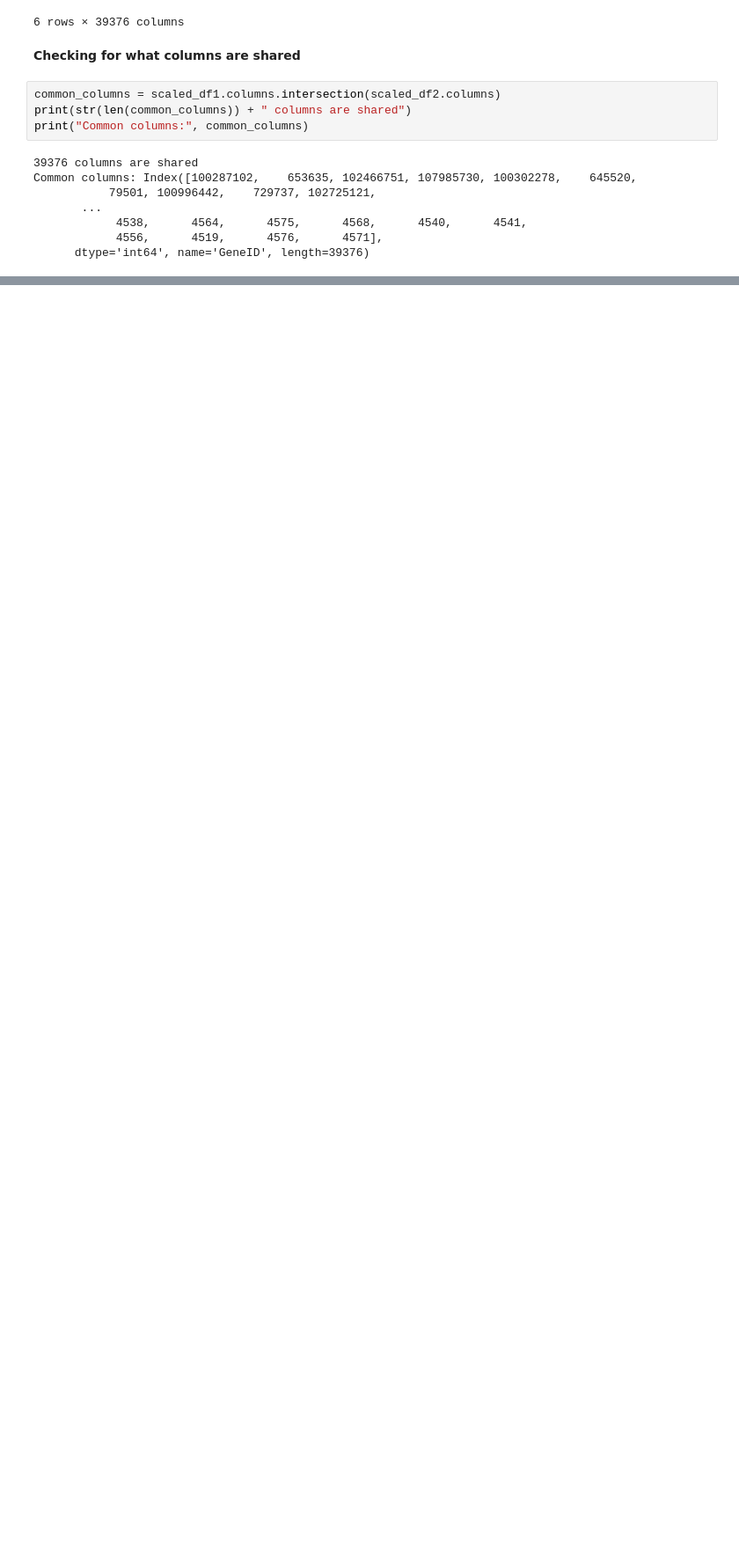
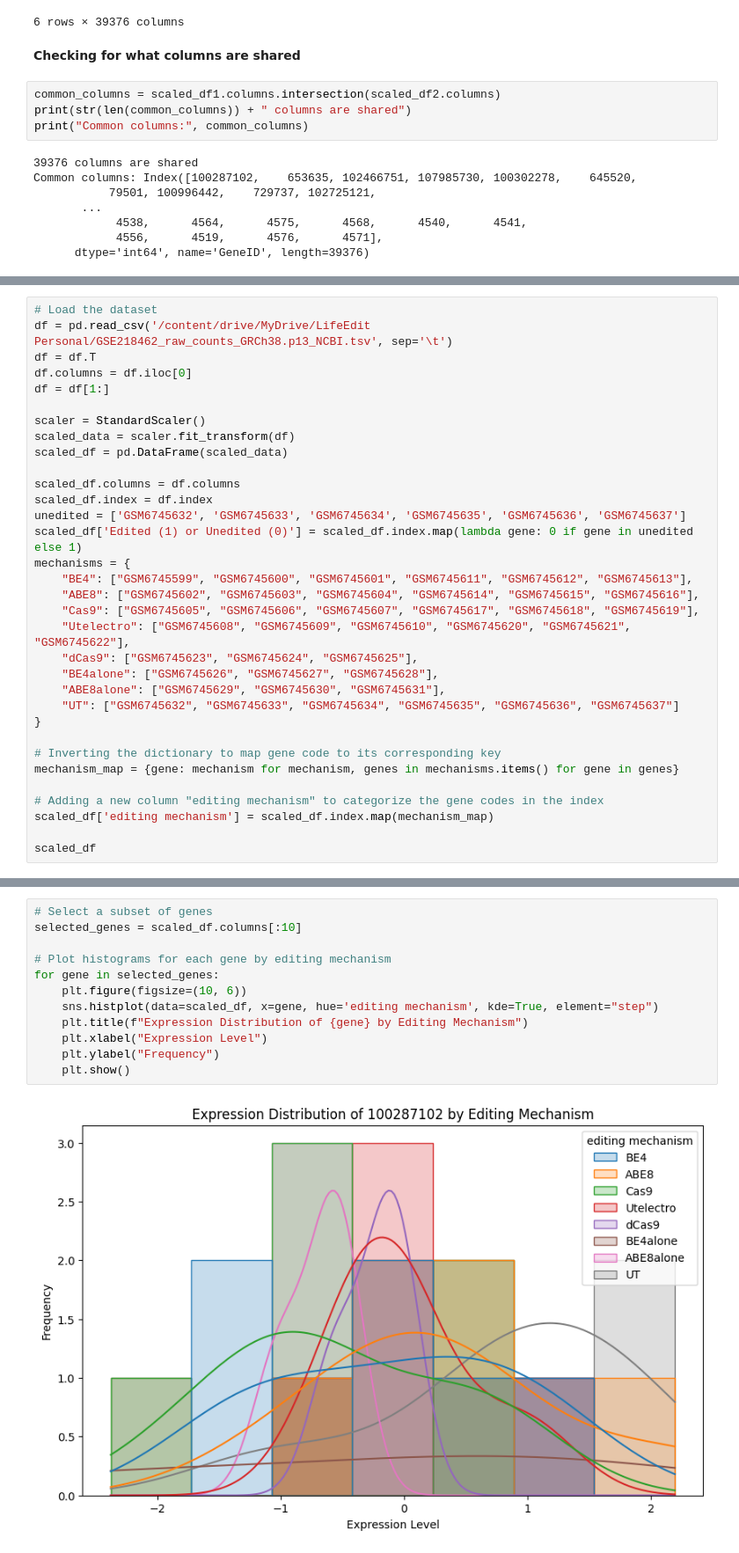
Before and after one commit to zoraizmohammad/LifeEdit, a Jupyter notebook: LifeEdit_EDA_MZ.ipynb, the cells around one changed output, grey strips where cells are left out. Shown at 88% size. Cells and saved outputs as stored; diff of their text form; blank space fills up the shorter version.

```diff
--- a/LifeEdit_EDA_MZ.ipynb
+++ b/LifeEdit_EDA_MZ.ipynb
@@ -317,0 +249,33 @@ print("p-Value:", anova_results.pvalue)
+# %%
+# Load the dataset
+df = pd.read_csv('/content/drive/MyDrive/LifeEdit Personal/GSE218462_raw_counts_GRCh38.p13_NCBI.tsv', sep='\t')
+df = df.T
+df.columns = df.iloc[0]
+df = df[1:]
+
+scaler = StandardScaler()
+scaled_data = scaler.fit_transform(df)
+scaled_df = pd.DataFrame(scaled_data)
+
+scaled_df.columns = df.columns
+scaled_df.index = df.index
+unedited = ['GSM6745632', 'GSM6745633', 'GSM6745634', 'GSM6745635', 'GSM6745636', 'GSM6745637']
+scaled_df['Edited (1) or Unedited (0)'] = scaled_df.index.map(lambda gene: 0 if gene in unedited else 1)
+mechanisms = {
+    "BE4": ["GSM6745599", "GSM6745600", "GSM6745601", "GSM6745611", "GSM6745612", "GSM6745613"],
+    "ABE8": ["GSM6745602", "GSM6745603", "GSM6745604", "GSM6745614", "GSM6745615", "GSM6745616"],
+    "Cas9": ["GSM6745605", "GSM6745606", "GSM6745607", "GSM6745617", "GSM6745618", "GSM6745619"],
+    "Utelectro": ["GSM6745608", "GSM6745609", "GSM6745610", "GSM6745620", "GSM6745621", "GSM6745622"],
+    "dCas9": ["GSM6745623", "GSM6745624", "GSM6745625"],
+    "BE4alone": ["GSM6745626", "GSM6745627", "GSM6745628"],
+    "ABE8alone": ["GSM6745629", "GSM6745630", "GSM6745631"],
+    "UT": ["GSM6745632", "GSM6745633", "GSM6745634", "GSM6745635", "GSM6745636", "GSM6745637"]
+}
+
+# Inverting the dictionary to map gene code to its corresponding key
+mechanism_map = {gene: mechanism for mechanism, genes in mechanisms.items() for gene in genes}
+
+# Adding a new column "editing mechanism" to categorize the gene codes in the index
+scaled_df['editing mechanism'] = scaled_df.index.map(mechanism_map)
+
+scaled_df
@@ -317,0 +370,14 @@ print("p-Value:", anova_results.pvalue)
+# %%
+# Select a subset of genes
+selected_genes = scaled_df.columns[:10]
+
+# Plot histograms for each gene by editing mechanism
+for gene in selected_genes:
+    plt.figure(figsize=(10, 6))
+    sns.histplot(data=scaled_df, x=gene, hue='editing mechanism', kde=True, element="step")
+    plt.title(f"Expression Distribution of {gene} by Editing Mechanism")
+    plt.xlabel("Expression Level")
+    plt.ylabel("Frequency")
+    plt.show()
+# %% [output]
+[figure, added]
```
Also changed, not shown: parts of 15 cells of this notebook.
